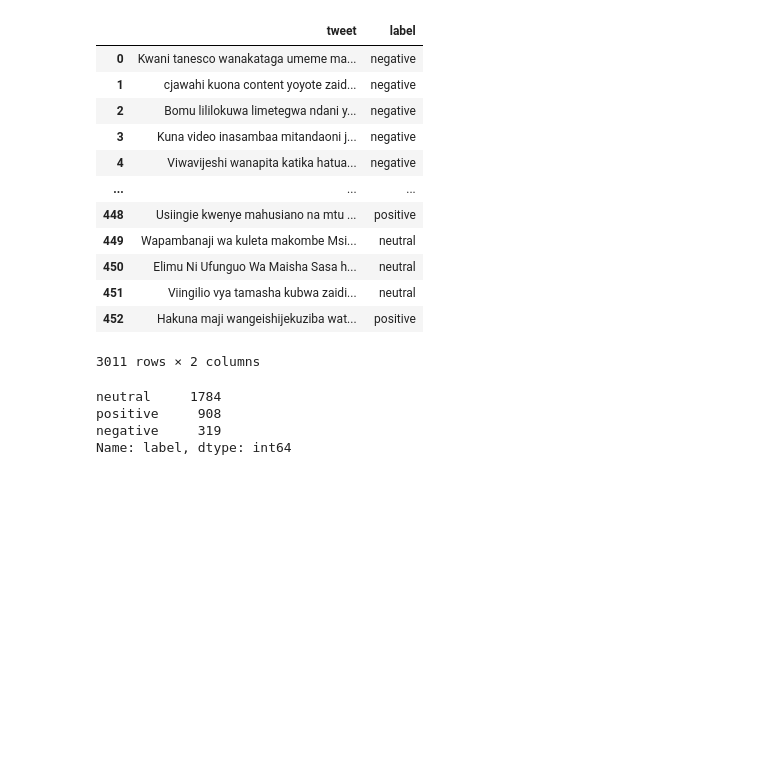
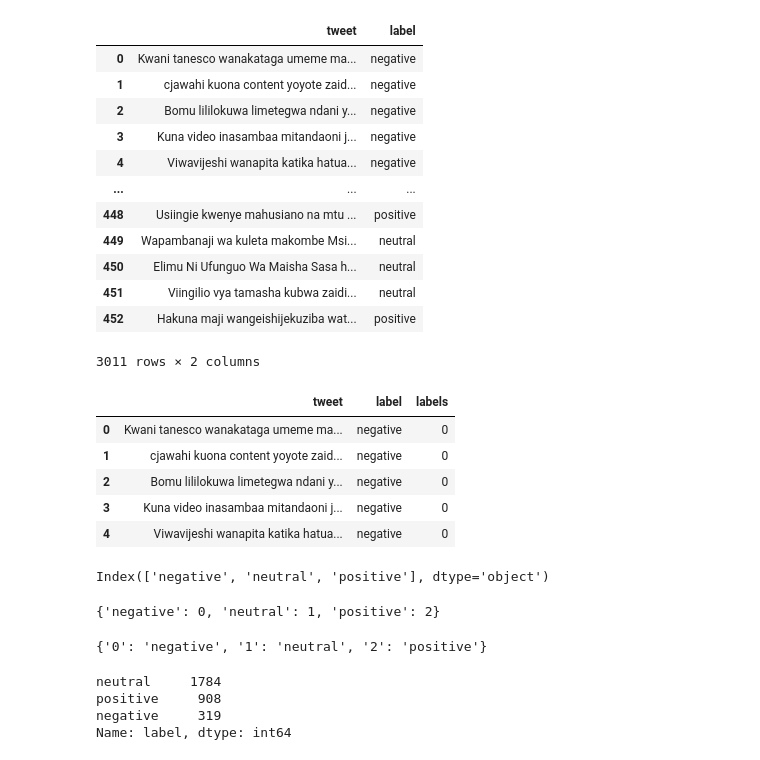
Before and after one commit to code-with-roz/Commuter_sentiment_analysis, a Jupyter notebook: Code/LID_supplementary_task.ipynb, the cells around one changed output. Cells and saved outputs as stored; diff of their text form; code cells hidden in the pictures; blank space fills up the shorter version.

```diff
--- a/Code/LID_supplementary_task.ipynb
+++ b/Code/LID_supplementary_task.ipynb
@@ -465,0 +468,9 @@ df
+# %%
+df.head()
+# %% [output]
+|  | tweet | label | labels |
+| 0 | Kwani tanesco wanakataga umeme ma... | negative | 0 |
+| 1 | cjawahi kuona content yoyote zaid... | negative | 0 |
+| 2 | Bomu lililokuwa limetegwa ndani y... | negative | 0 |
+| 3 | Kuna video inasambaa mitandaoni j... | negative | 0 |
+| 4 | Viwavijeshi wanapita katika hatua... | negative | 0 |
@@ -466,3 +479,17 @@ df
+# %%
+pd.Categorical(df['label']).categories
+# %% [output]
+Index(['negative', 'neutral', 'positive'], dtype='object')
+# %%
+labels_index = {label: i for i, label in enumerate(labels)}
+labels_index
+# %% [output]
+{'negative': 0, 'neutral': 1, 'positive': 2}
+# %%
+index_labels = {str(i): label for i, label in enumerate(labels)}
+index_labels
+# %% [output]
+{'0': 'negative', '1': 'neutral', '2': 'positive'}
 # %%
 df['label'].value_counts()
 # %% [output]
```
Also changed, not shown: parts of 52 cells of this notebook.
